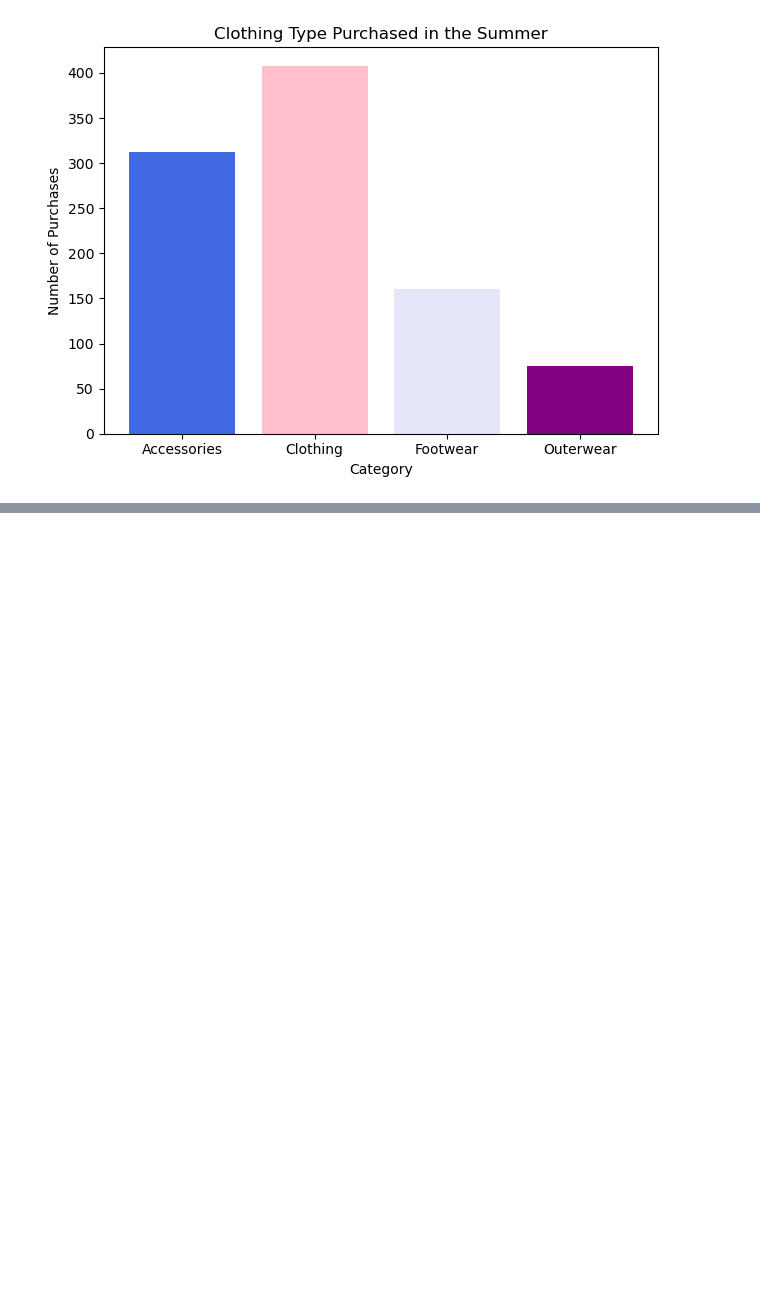
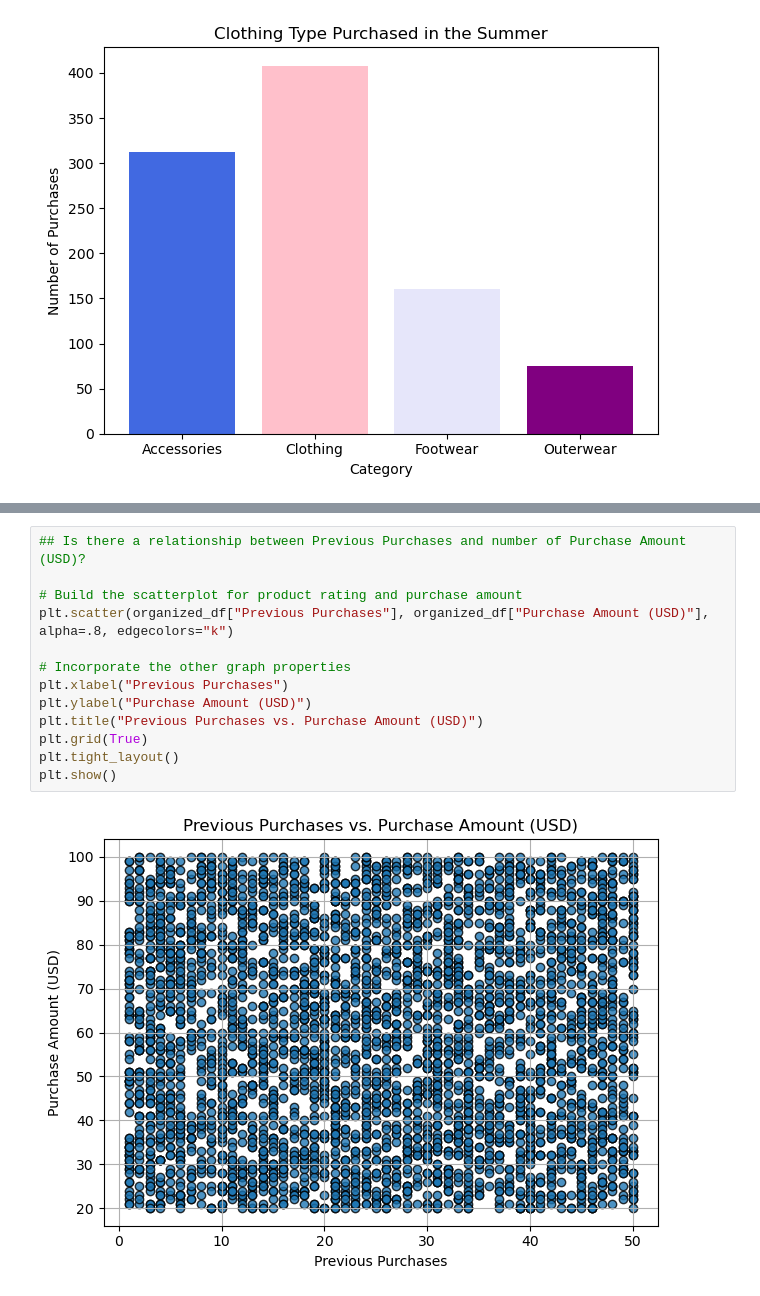
Before and after one commit to mhursh1231/Project-1, a Jupyter notebook: Mia_Notebook.ipynb, the cells around one changed output, grey strips where cells are left out. Saved outputs shown, nothing was run; the diff lists cells and outputs as text; blank space fills up the shorter version.

```diff
--- a/Mia_Notebook.ipynb
+++ b/Mia_Notebook.ipynb
@@ -642,0 +673,15 @@ plt.show()
+# %%
+## Is there a relationship between Previous Purchases and number of Purchase Amount (USD)?
+
+# Build the scatterplot for product rating and purchase amount
+plt.scatter(organized_df["Previous Purchases"], organized_df["Purchase Amount (USD)"], alpha=.8, edgecolors="k")
+
+# Incorporate the other graph properties
+plt.xlabel("Previous Purchases")
+plt.ylabel("Purchase Amount (USD)")
+plt.title("Previous Purchases vs. Purchase Amount (USD)")
+plt.grid(True)
+plt.tight_layout()
+plt.show()
+# %% [output]
+[figure, added]
```
Also changed, not shown: parts of 3 cells of this notebook.
